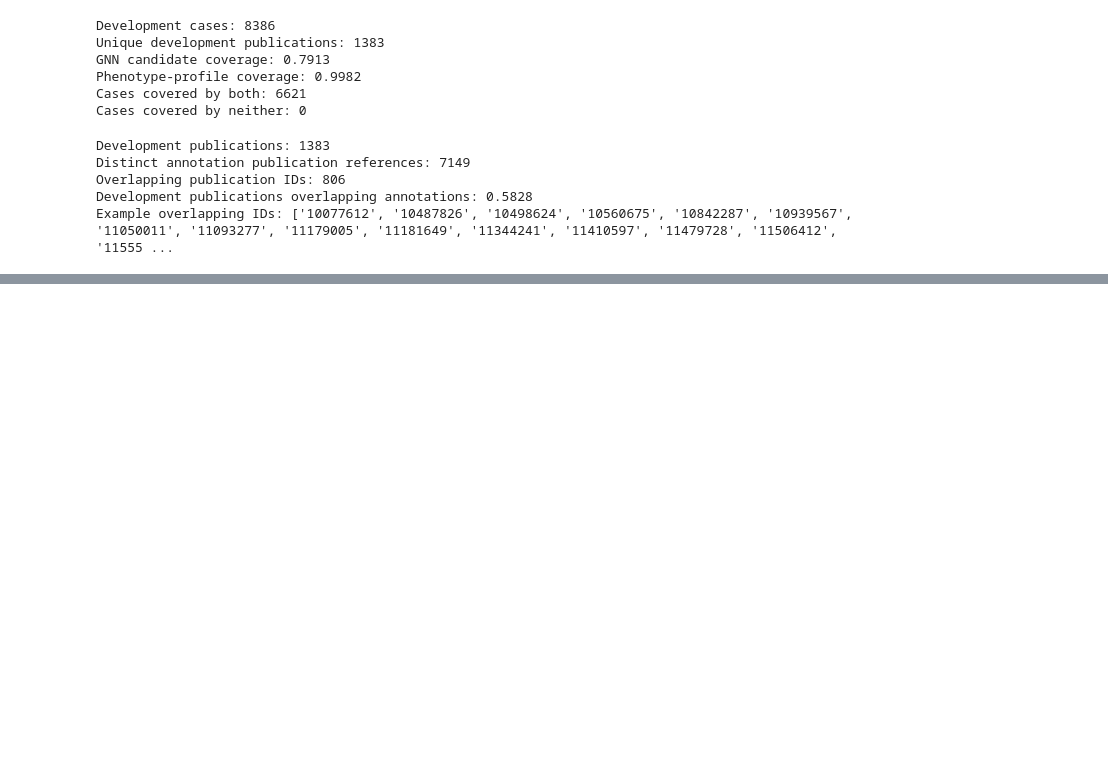
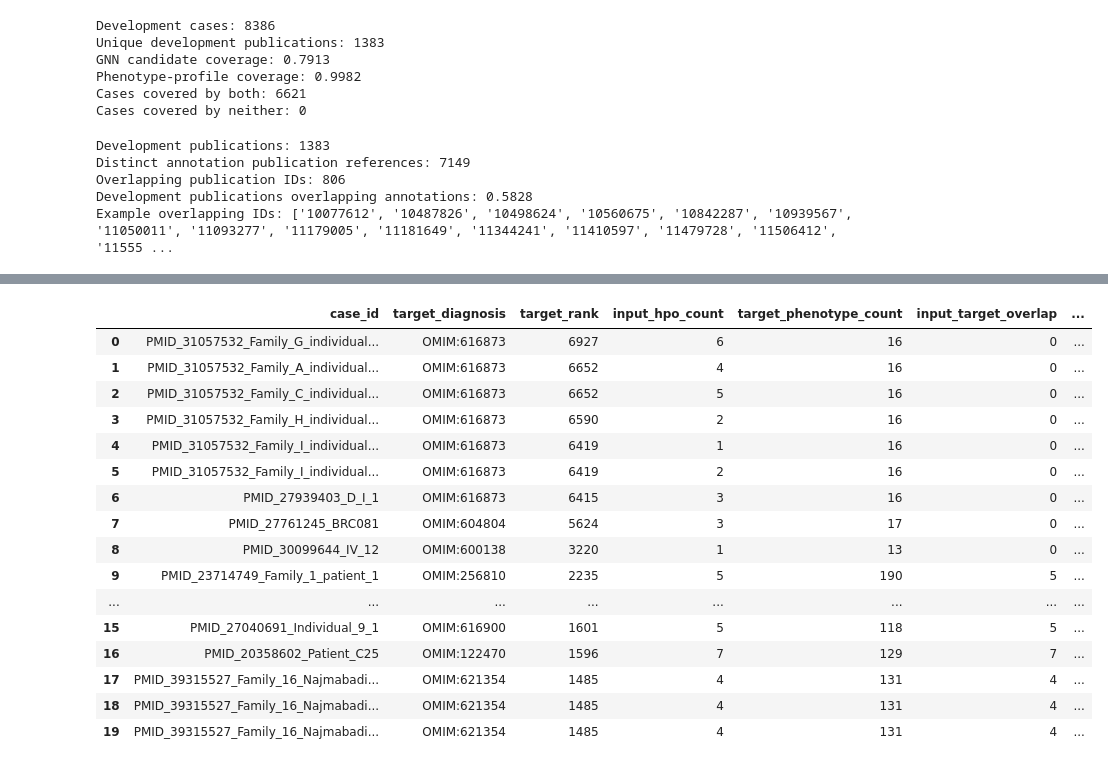
Before and after one commit to ankitkumarsahu454554-svg/Rare_Disease_Ai, a Jupyter notebook: Rare_Disease_Prediction_Final.ipynb, the cells around one changed output, grey strips where cells are left out. Drawn from its saved outputs; the diff is of its cells as text; code cells hidden in the pictures; blank space fills up the shorter version.

```diff
--- a/Rare_Disease_Prediction_Final.ipynb
+++ b/Rare_Disease_Prediction_Final.ipynb
@@ -6951,0 +13107,19 @@ Example overlapping IDs: ['10077612', '10487826', '10498624', '10560675', '10842
+# %%
+
+from pathlib import Path
+
+PROJECT = Path("/content/drive/MyDrive/Rare Disease ai")
+
+for folder in [PROJECT / "model", PROJECT / "processed"]:
+    print(f"\n=== {folder.relative_to(PROJECT)} ===")
+    if not folder.exists():
+        print("MISSING")
+        continue
+
+    for path in sorted(folder.iterdir()):
+        if path.is_file():
+            print(f"{path.name} ({path.stat().st_size / 1024:.1f} KB)")
+        elif path.is_dir():
+            print(f"{path.name}/")
+
+print("\nInventory only — no files modified and no training started.")
@@ -6951,0 +17981,79 @@ Example overlapping IDs: ['10077612', '10487826', '10498624', '10560675', '10842
+# %%
+from pathlib import Path
+import pandas as pd
+import sys
+
+PROJECT = Path("/content/drive/MyDrive/Rare Disease ai")
+DATA = PROJECT / "processed"
+MODEL_DIR = PROJECT / "model"
+
+sys.path.insert(0, str(MODEL_DIR))
+
+from rare_disease_data_loader import load_prediction_data
+
+validation = pd.read_csv(DATA / "patient_level_validation.csv")
+diagnostic = pd.read_csv(
+    DATA / "app_predictor_validation_diagnostic.csv"
+)
+
+data = load_prediction_data()
+phenotype_map = data["phenotype_map"]
+
+# Join validation inputs to their recorded target ranks.
+df = validation.merge(
+    diagnostic[["case_id", "target_rank", "target_retrieved"]],
+    on="case_id",
+    how="inner"
+)
+
+rows = []
+for _, case in df.nlargest(20, "target_rank").iterrows():
+    target_ids = [
+        x for x in str(case["diagnosis_ids"]).split(";") if x
+    ]
+    input_hpo = set(
+        x for x in str(case["hpo_ids"]).split(";") if x
+    )
+
+    target_terms = set()
+    for disease_id in target_ids:
+        target_terms |= phenotype_map.get(disease_id, set())
+
+    rows.append({
+        "case_id": case["case_id"],
+        "target_diagnosis": ";".join(target_ids),
+        "target_rank": int(case["target_rank"]),
+        "input_hpo_count": len(input_hpo),
+        "target_phenotype_count": len(target_terms),
+        "input_target_overlap": len(input_hpo & target_terms),
+        "target_has_phenotype_map": any(
+            disease_id in phenotype_map for disease_id in target_ids
+        ),
+    })
+
+hard_cases = pd.DataFrame(rows)
+display(hard_cases)
+
+print("\n=== DIAGNOSTIC SUMMARY ===")
+print("Hard cases with target phenotype data:",
+      hard_cases["target_has_phenotype_map"].mean())
+print("Mean input/target phenotype overlap:",
+      round(hard_cases["input_target_overlap"].mean(), 2))
+# %% [output]
+|  | case_id | target_diagnosis | target_rank | input_hpo_count | target_phenotype_count | input_target_overlap | ... |
+| 0 | PMID_31057532_Family_G_individual... | OMIM:616873 | 6927 | 6 | 16 | 0 | ... |
+| 1 | PMID_31057532_Family_A_individual... | OMIM:616873 | 6652 | 4 | 16 | 0 | ... |
+| 2 | PMID_31057532_Family_C_individual... | OMIM:616873 | 6652 | 5 | 16 | 0 | ... |
+| 3 | PMID_31057532_Family_H_individual... | OMIM:616873 | 6590 | 2 | 16 | 0 | ... |
+| 4 | PMID_31057532_Family_I_individual... | OMIM:616873 | 6419 | 1 | 16 | 0 | ... |
+| 5 | PMID_31057532_Family_I_individual... | OMIM:616873 | 6419 | 2 | 16 | 0 | ... |
+| 6 | PMID_27939403_D_I_1 | OMIM:616873 | 6415 | 3 | 16 | 0 | ... |
+| 7 | PMID_27761245_BRC081 | OMIM:604804 | 5624 | 3 | 17 | 0 | ... |
+| 8 | PMID_30099644_IV_12 | OMIM:600138 | 3220 | 1 | 13 | 0 | ... |
+| 9 | PMID_23714749_Family_1_patient_1 | OMIM:256810 | 2235 | 5 | 190 | 5 | ... |
+| ... | ... | ... | ... | ... | ... | ... | ... |
+| 15 | PMID_27040691_Individual_9_1 | OMIM:616900 | 1601 | 5 | 118 | 5 | ... |
+| 16 | PMID_20358602_Patient_C25 | OMIM:122470 | 1596 | 7 | 129 | 7 | ... |
+| 17 | PMID_39315527_Family_16_Najmabadi... | OMIM:621354 | 1485 | 4 | 131 | 4 | ... |
+| 18 | PMID_39315527_Family_16_Najmabadi... | OMIM:621354 | 1485 | 4 | 131 | 4 | ... |
+| 19 | PMID_39315527_Family_16_Najmabadi... | OMIM:621354 | 1485 | 4 | 131 | 4 | ... |
```
Also changed, not shown: parts of 343 cells of this notebook.
